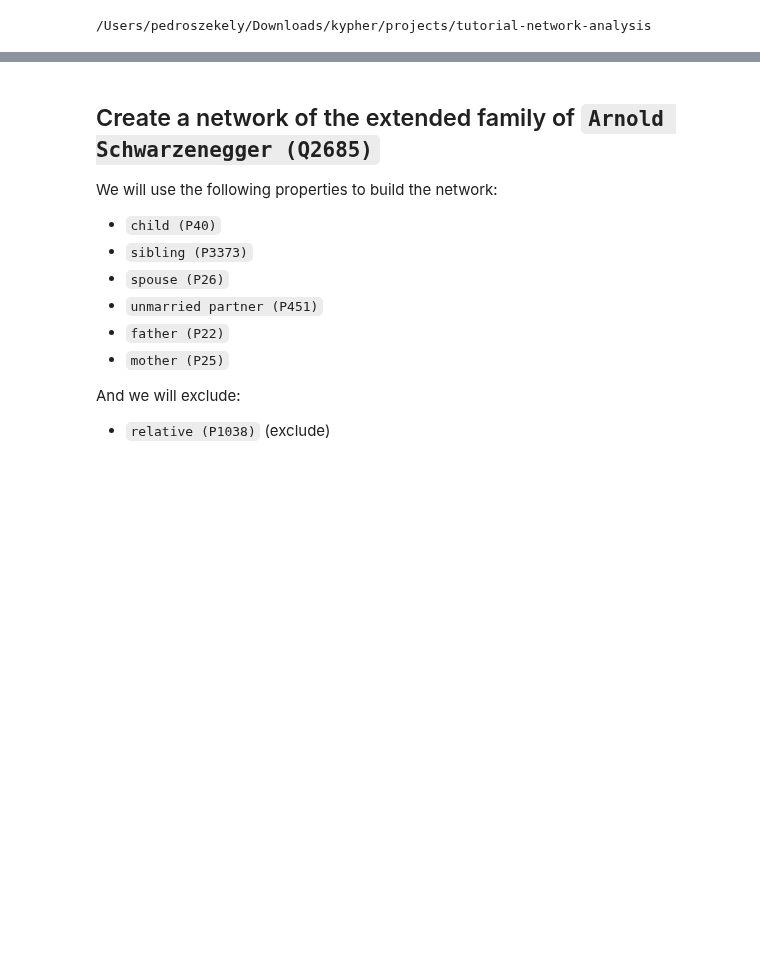
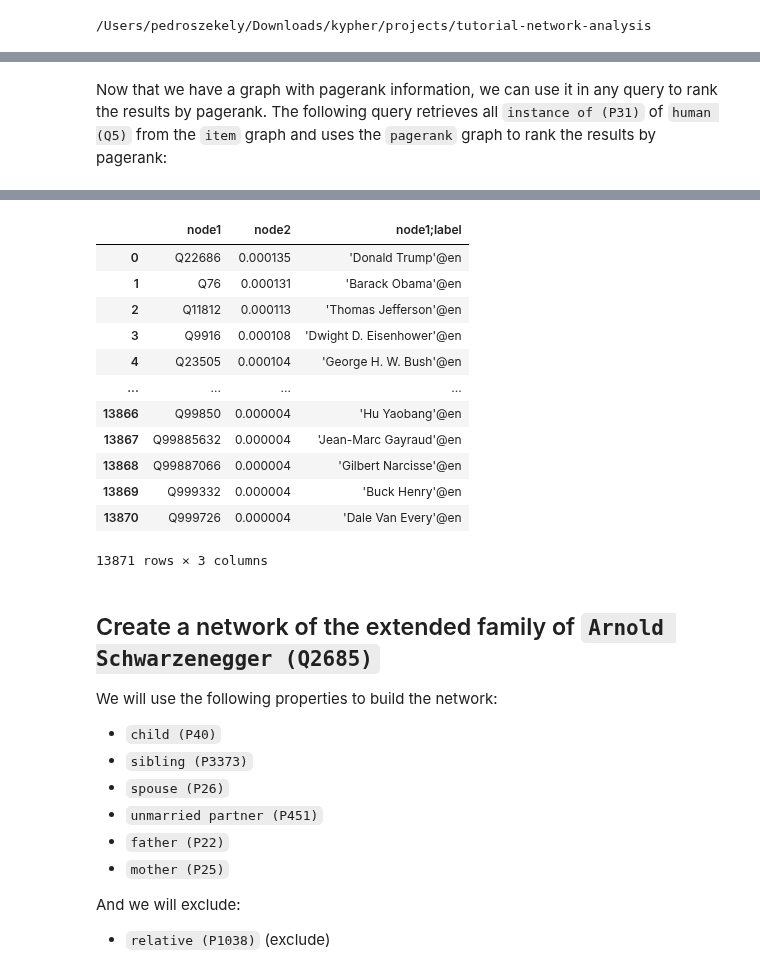
Before and after one commit to usc-isi-i2/kgtk-notebooks, a Jupyter notebook: tutorial/kg-network-analysis.ipynb, the cells around one changed output, grey strips where cells are left out. Cells and saved outputs as stored; diff of their text form; code cells hidden in the pictures; blank space fills up the shorter version.

```diff
--- a/tutorial/kg-network-analysis.ipynb
+++ b/tutorial/kg-network-analysis.ipynb
@@ -116,0 +146,15 @@ Wall time: 24.6 s
+# %% [markdown]
+Now that we have a graph with pagerank information, we can use it in any query to rank the results by pagerank.
+The following query retrieves all `instance of (P31)` of `human (Q5)` from the `item` graph and uses the `pagerank` graph to rank the results by pagerank:
+# %%
+%%time
+kgtk("""
+    query -i item -i $OUT/metadata.pagerank.undirected.tsv.gz
+        --match '
+            item: (human)-[:P31]->(:Q5),
+            pagerank: (human)-[:Pdirected_pagerank]->(pagerank)'
+        --return 'human as node1, pagerank as node2'
+        --order-by 'cast(pagerank, float) desc'
+    / add-labels
+""")
+# %% [output]
@@ -117,3 +163,16 @@ Wall time: 24.6 s
+|  | node1 | node2 | node1;label |
+| 0 | Q22686 | 0.000135 | 'Donald Trump'@en |
+| 1 | Q76 | 0.000131 | 'Barack Obama'@en |
+| 2 | Q11812 | 0.000113 | 'Thomas Jefferson'@en |
+| 3 | Q9916 | 0.000108 | 'Dwight D. Eisenhower'@en |
+| 4 | Q23505 | 0.000104 | 'George H. W. Bush'@en |
+| ... | ... | ... | ... |
+| 13866 | Q99850 | 0.000004 | 'Hu Yaobang'@en |
+| 13867 | Q99885632 | 0.000004 | 'Jean-Marc Gayraud'@en |
+| 13868 | Q99887066 | 0.000004 | 'Gilbert Narcisse'@en |
+| 13869 | Q999332 | 0.000004 | 'Buck Henry'@en |
+| 13870 | Q999726 | 0.000004 | 'Dale Van Every'@en |
+13871 rows × 3 columns
 # %% [markdown]
 ## Create a network of the extended family of `Arnold Schwarzenegger (Q2685)`
 We will use the following properties to build the network:
```
Also changed, not shown: parts of 22 cells of this notebook.
